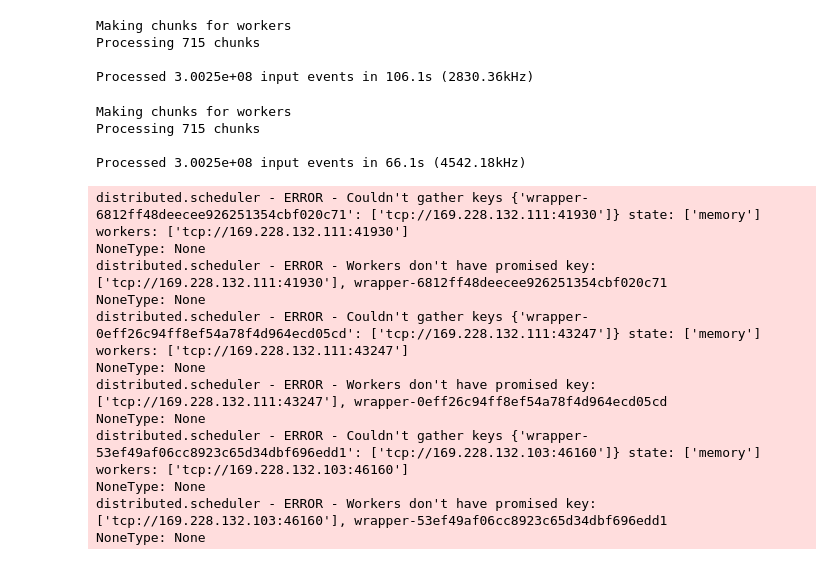
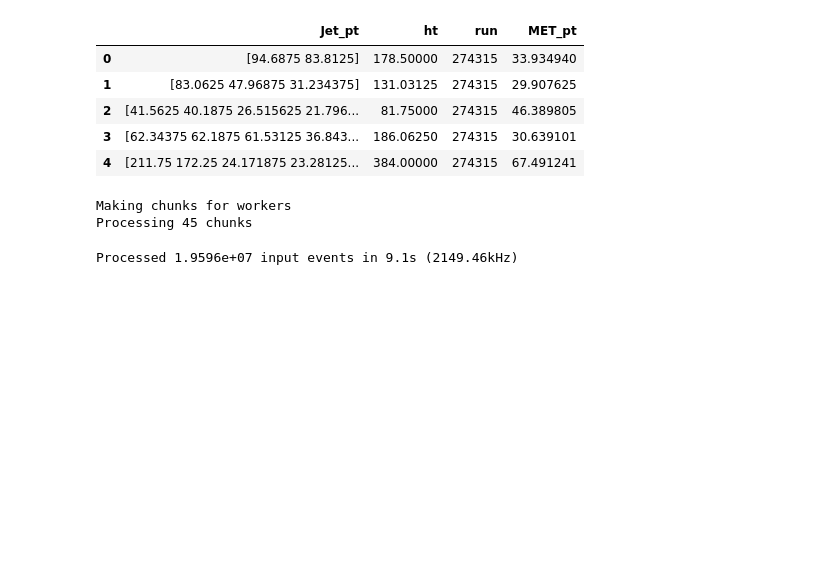
Before and after one commit to aminnj/daskucsd, a Jupyter notebook: cluster.ipynb, the cells around one changed output. Saved outputs shown, nothing was run; the diff lists cells and outputs as text; code cells hidden in the pictures; blank space fills up the shorter version.

```diff
--- a/cluster.ipynb
+++ b/cluster.ipynb
@@ -38 +55,11 @@ print(len(fnames))
+# %%
+# columns from above have materialized
+df.head()
+# %% [output]
+|  | Jet_pt | ht | run | MET_pt |
+| 0 | [94.6875 83.8125] | 178.50000 | 274315 | 33.934940 |
+| 1 | [83.0625 47.96875 31.234375] | 131.03125 | 274315 | 29.907625 |
+| 2 | [41.5625 40.1875 26.515625 21.796... | 81.75000 | 274315 | 46.389805 |
+| 3 | [62.34375 62.1875 61.53125 36.843... | 186.06250 | 274315 | 30.639101 |
+| 4 | [211.75 172.25 24.171875 23.28125... | 384.00000 | 274315 | 67.491241 |
 # %%
@@ -48,33 +75,7 @@ def process(df):
     return out
 # %%
-# results = get_results(process, fnames, use_tree_cache=True, chunksize=500e3)
-results = get_results(process, fnames[:None], use_tree_cache=True, chunksize=500e3, skip_bad_files=True)
+results = get_results(process, fnames[:20], chunksize=500e3, skip_bad_files=True)
 # %% [output]
 Making chunks for workers
-Processing 715 chunks
-
-Processed 3.0025e+08 input events in 106.1s (2830.36kHz)
+Processing 45 chunks
+Processed 1.9596e+07 input events in 9.1s (2149.46kHz)
-# %%
-# use_tree_cache speeds things up the second time you run on the same files (if you're looping on <200 files)
-# so we run it again. In principle, `process` can be changed and we'll still see a speedup due to the
-# overhead of opening up a nanoaod ttree with uproot
-
-# results = get_results(process, fnames, use_tree_cache=True, chunksize=500e3)
-results = get_results(process, fnames[:None], use_tree_cache=True, chunksize=500e3, skip_bad_files=True)
-# %% [output]
-Making chunks for workers
-Processing 715 chunks
-
-Processed 3.0025e+08 input events in 66.1s (4542.18kHz)
-distributed.scheduler - ERROR - Couldn't gather keys {'wrapper-6812ff48deecee926251354cbf020c71': ['tcp://169.228.132.111:41930']} state: ['memory'] workers: ['tcp://169.228.132.111:41930']
-NoneType: None
-distributed.scheduler - ERROR - Workers don't have promised key: ['tcp://169.228.132.111:41930'], wrapper-6812ff48deecee926251354cbf020c71
-NoneType: None
-distributed.scheduler - ERROR - Couldn't gather keys {'wrapper-0eff26c94ff8ef54a78f4d964ecd05cd': ['tcp://169.228.132.111:43247']} state: ['memory'] workers: ['tcp://169.228.132.111:43247']
-NoneType: None
-distributed.scheduler - ERROR - Workers don't have promised key: ['tcp://169.228.132.111:43247'], wrapper-0eff26c94ff8ef54a78f4d964ecd05cd
-NoneType: None
-distributed.scheduler - ERROR - Couldn't gather keys {'wrapper-53ef49af06cc8923c65d34dbf696edd1': ['tcp://169.228.132.103:46160']} state: ['memory'] workers: ['tcp://169.228.132.103:46160']
-NoneType: None
-distributed.scheduler - ERROR - Workers don't have promised key: ['tcp://169.228.132.103:46160'], wrapper-53ef49af06cc8923c65d34dbf696edd1
-NoneType: None
```
Also changed, not shown: parts of 18 cells of this notebook, 2 other files.
